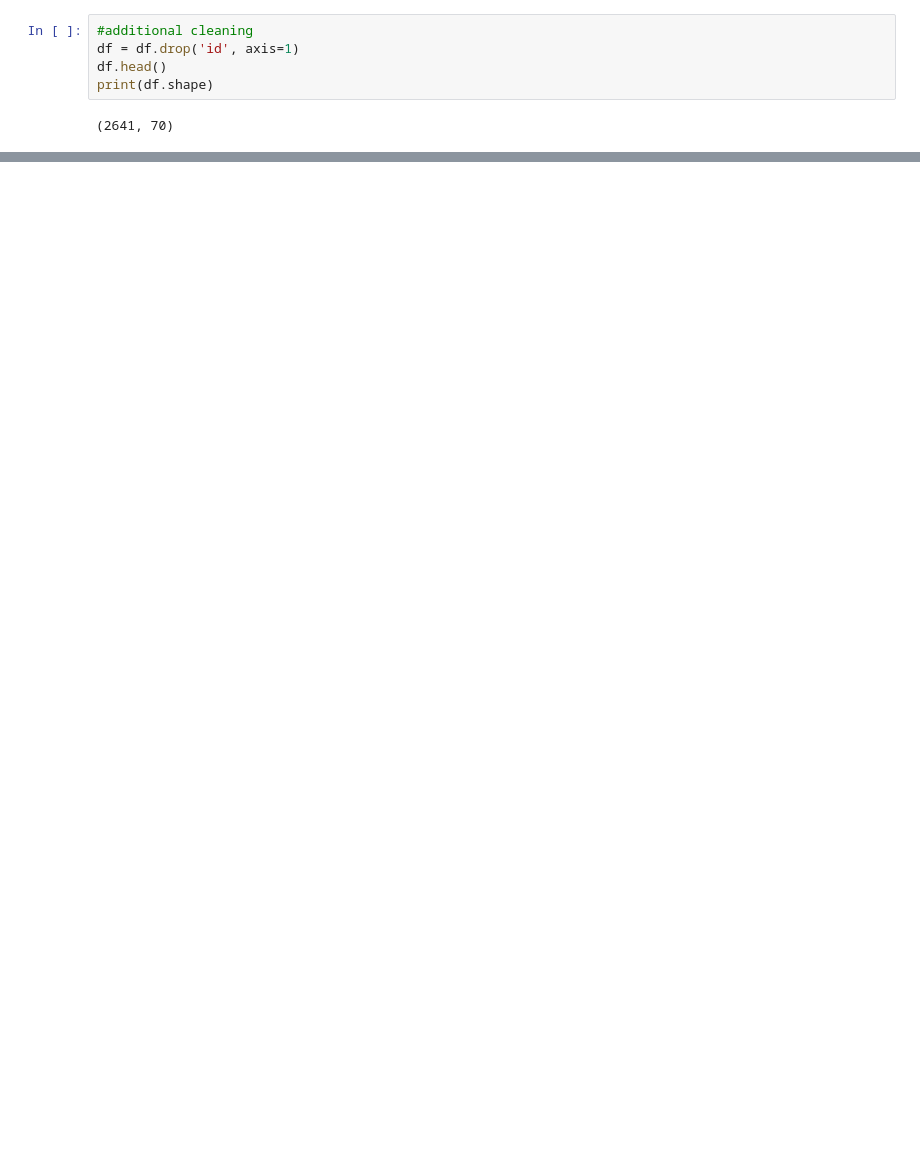
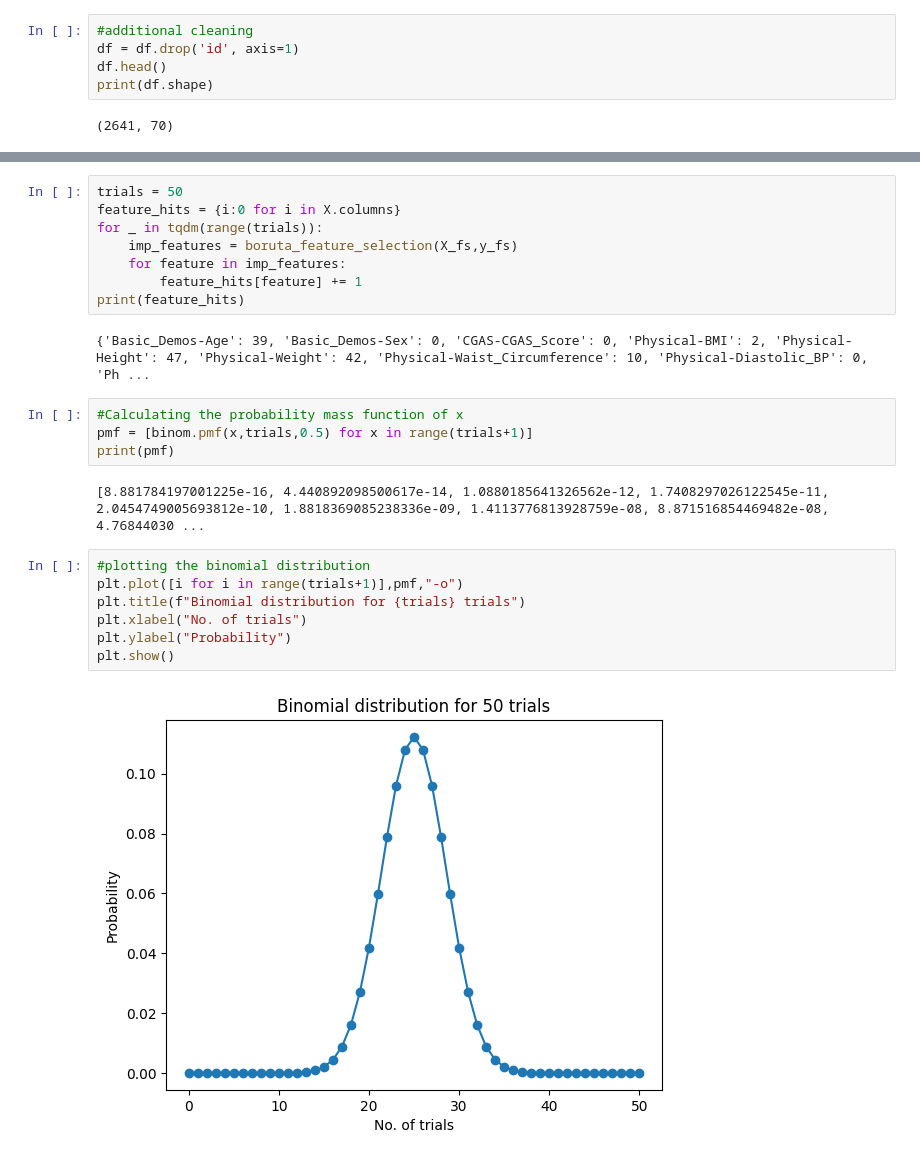
Before and after one commit to serjiusinfanto/Harmful-Internet-Usage-Prediction, a Jupyter notebook: preprocess.ipynb, the cells around one changed output, grey strips where cells are left out. Cells and saved outputs as stored; diff of their text form; blank space fills up the shorter version.

Commit message:
Added feature selection code
Finalized the features that are going to be used in the model based on boruta feature selection process.

```diff
--- a/preprocess.ipynb
+++ b/preprocess.ipynb
@@ -151,0 +202,25 @@ print(df.shape)
+# %%
+trials = 50
+feature_hits = {i:0 for i in X.columns}
+for _ in tqdm(range(trials)):
+    imp_features = boruta_feature_selection(X_fs,y_fs)
+    for feature in imp_features:
+        feature_hits[feature] += 1
+print(feature_hits)
+# %% [output]
+{'Basic_Demos-Age': 39, 'Basic_Demos-Sex': 0, 'CGAS-CGAS_Score': 0, 'Physical-BMI': 2, 'Physical-Height': 47, 'Physical-Weight': 42, 'Physical-Waist_Circumference': 10, 'Physical-Diastolic_BP': 0, 'Ph ...
+# %%
+#Calculating the probability mass function of x
+pmf = [binom.pmf(x,trials,0.5) for x in range(trials+1)]
+print(pmf)
+# %% [output]
+[8.881784197001225e-16, 4.440892098500617e-14, 1.0880185641326562e-12, 1.7408297026122545e-11, 2.0454749005693812e-10, 1.8818369085238336e-09, 1.4113776813928759e-08, 8.871516854469482e-08, 4.76844030 ...
+# %%
+#plotting the binomial distribution
+plt.plot([i for i in range(trials+1)],pmf,"-o")
+plt.title(f"Binomial distribution for {trials} trials")
+plt.xlabel("No. of trials")
+plt.ylabel("Probability")
+plt.show()
+# %% [output]
+[figure, added]
```
Also changed, not shown: parts of 10 cells of this notebook.
